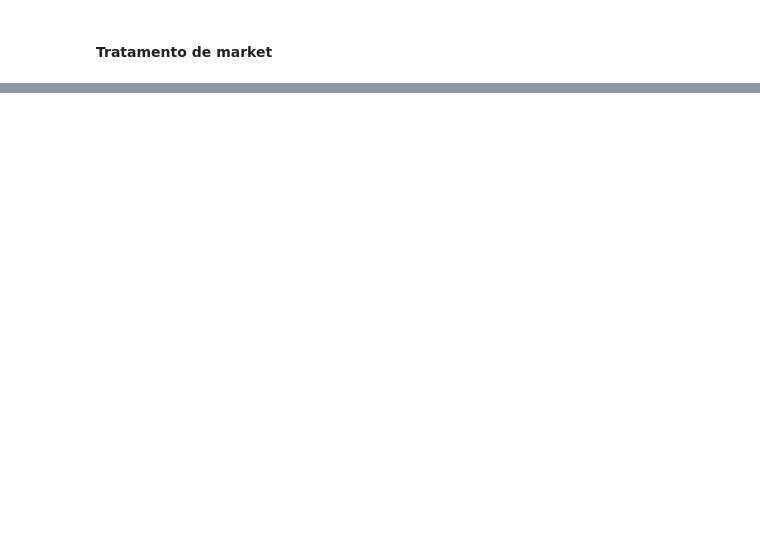
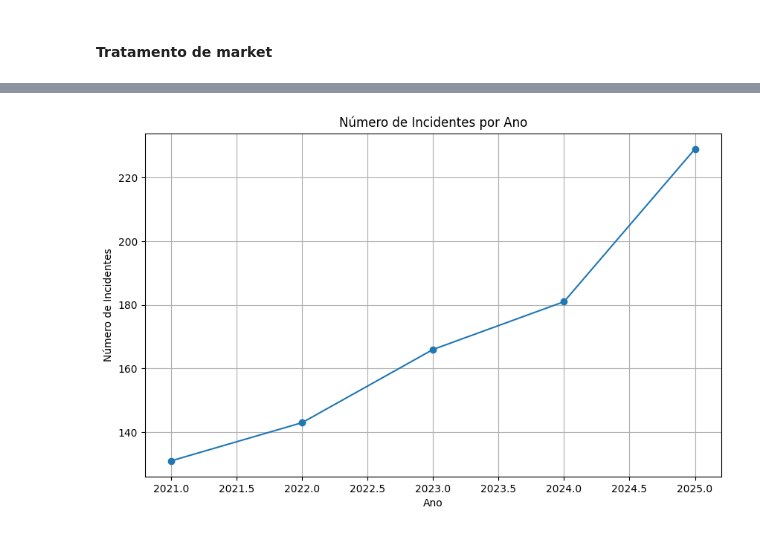
Before and after one commit to CoelhoGoes/pipeline-cybersecurity-breach-impact-dataset, a Jupyter notebook: src/main.ipynb, the cells around one changed output, grey strips where cells are left out. Saved outputs shown, nothing was run; the diff lists cells and outputs as text; code cells hidden in the pictures; blank space fills up the shorter version.

```diff
--- a/src/main.ipynb
+++ b/src/main.ipynb
@@ -293,0 +457,13 @@ df_market_bronze.head(5)
+# %%
+# Visualização 2: Série temporal de incidentes por data
+df_incidents_prata['INCIDENT_DATE'] = pd.to_datetime(df_incidents_prata['INCIDENT_DATE'])
+incidents_by_date = df_incidents_prata.groupby(df_incidents_prata['INCIDENT_DATE'].dt.year).size()
+plt.figure(figsize=(10, 6))
+incidents_by_date.plot(kind='line', marker='o')
+plt.title('Número de Incidentes por Ano')
+plt.xlabel('Ano')
+plt.ylabel('Número de Incidentes')
+plt.grid(True)
+plt.show()
+# %% [output]
+[figure, added]
```
Also changed, not shown: parts of 29 cells of this notebook.
